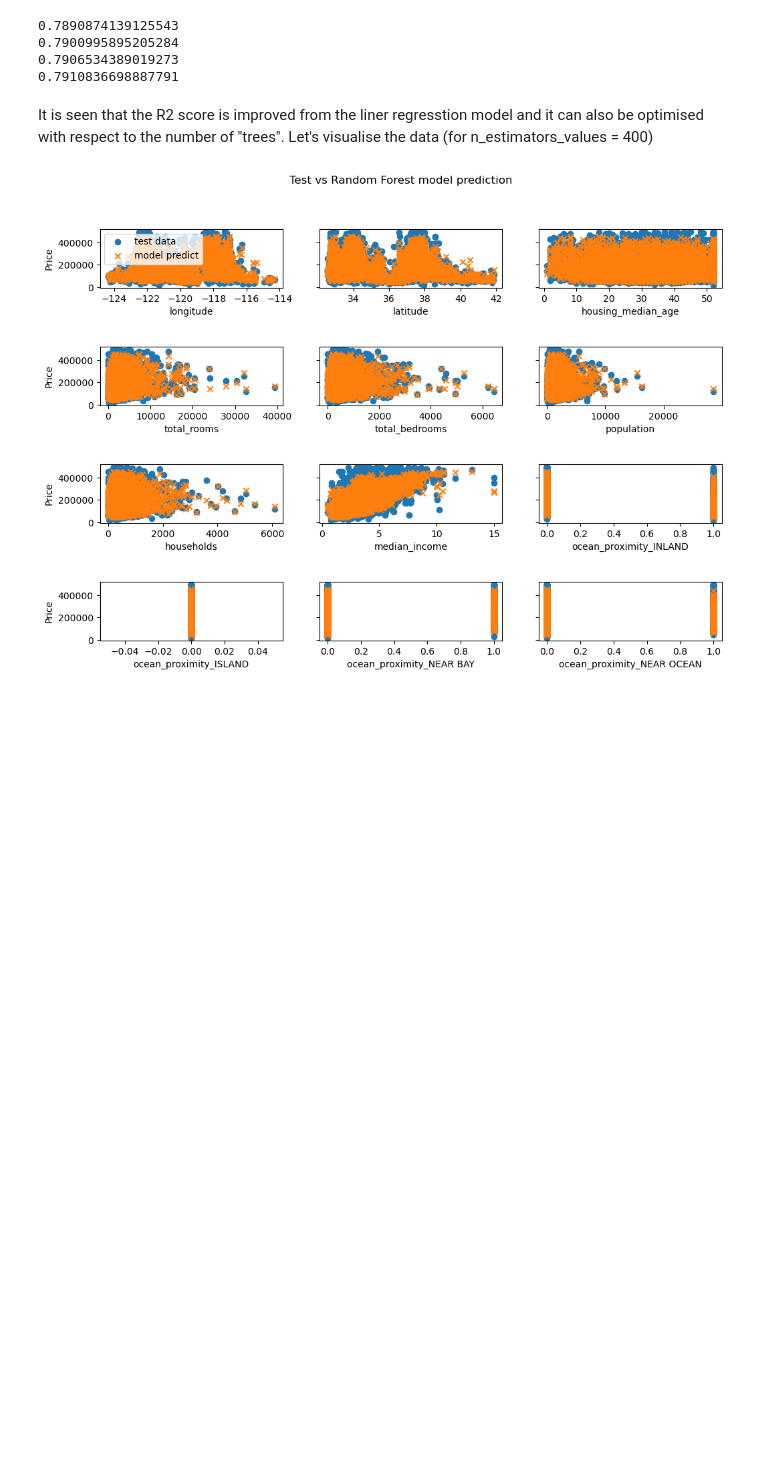
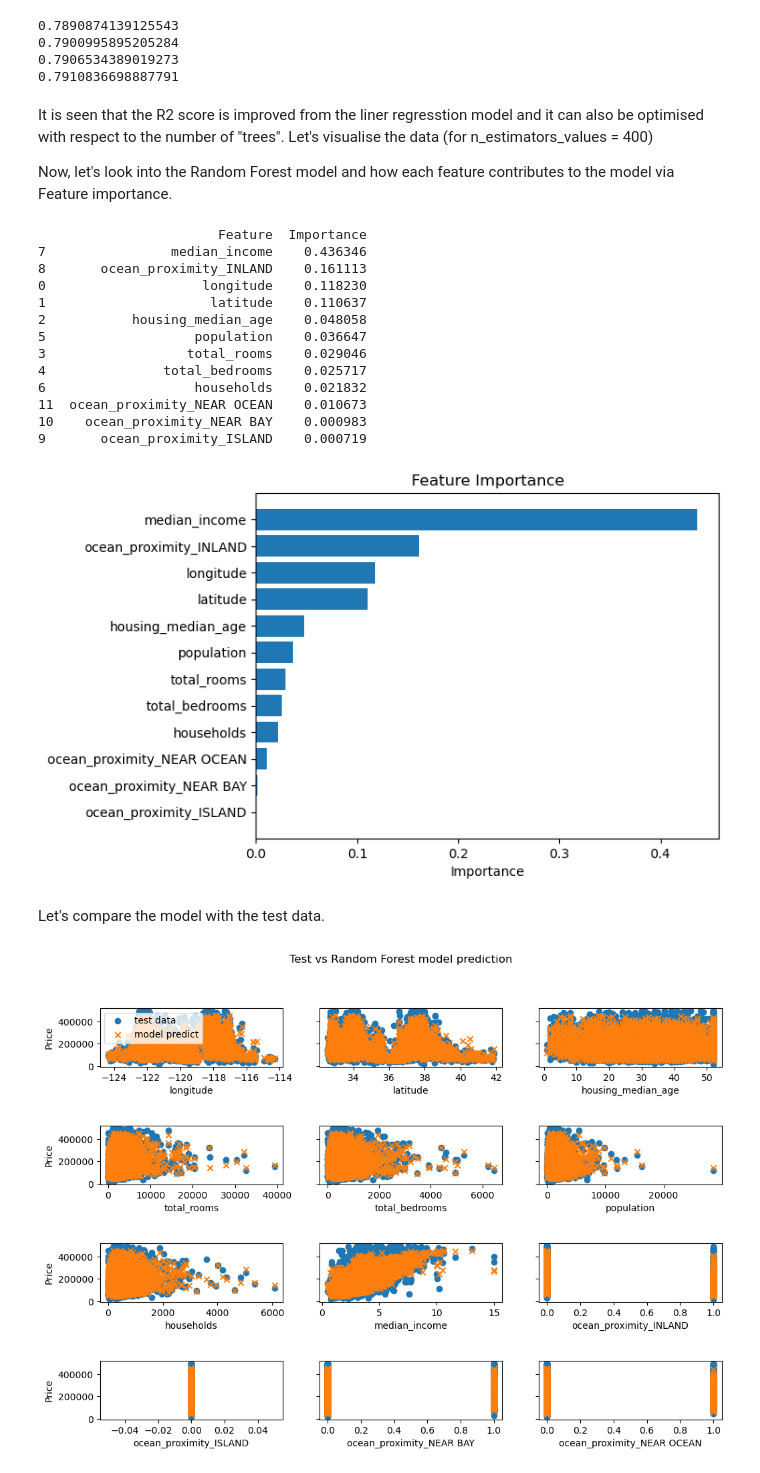
Before and after one commit to natwonglakhon/House_price_modelling, a Jupyter notebook: California_Housing.ipynb, the cells around one changed output. Drawn from its saved outputs; the diff is of its cells as text; code cells hidden in the pictures; blank space fills up the shorter version.

```diff
--- a/California_Housing.ipynb
+++ b/California_Housing.ipynb
@@ -307,6 +307,43 @@ for n in n_estimators_values:
 0.7910836698887791
 # %% [markdown]
 It is seen that the R2 score is improved from the liner regresstion model and it can also be optimised with respect to the number of "trees". Let's visualise the data (for n_estimators_values = 400)
+
+Now, let's look into the Random Forest model and how each feature contributes to the model via Feature importance.
+# %%
+importances = rf.feature_importances_
+feature_names = X_train.columns
+
+
+importance_df = pd.DataFrame({
+    "Feature": feature_names,
+    "Importance": importances
+}).sort_values("Importance", ascending=False)
+
+print(importance_df)
+
+plt.barh(importance_df["Feature"], importance_df["Importance"])
+plt.xlabel("Importance")
+plt.title("Feature Importance")
+plt.gca().invert_yaxis()
+plt.savefig("images/feature_importance.png", dpi=150, bbox_inches='tight')
+plt.show()
+# %% [output]
+                       Feature  Importance
+7                median_income    0.436346
+8       ocean_proximity_INLAND    0.161113
+0                    longitude    0.118230
+1                     latitude    0.110637
+2           housing_median_age    0.048058
+5                   population    0.036647
+3                  total_rooms    0.029046
+4               total_bedrooms    0.025717
+6                   households    0.021832
+11  ocean_proximity_NEAR OCEAN    0.010673
+10    ocean_proximity_NEAR BAY    0.000983
+9       ocean_proximity_ISLAND    0.000719
+[figure, added]
+# %% [markdown]
+Let's compare the model with the test data.
 # %%
 fig, ax = plt.subplots(4, 3, figsize=(12, 8), sharey=True)
 plt.subplots_adjust(hspace=1)
```
Also changed, not shown: parts of 3 cells of this notebook.
